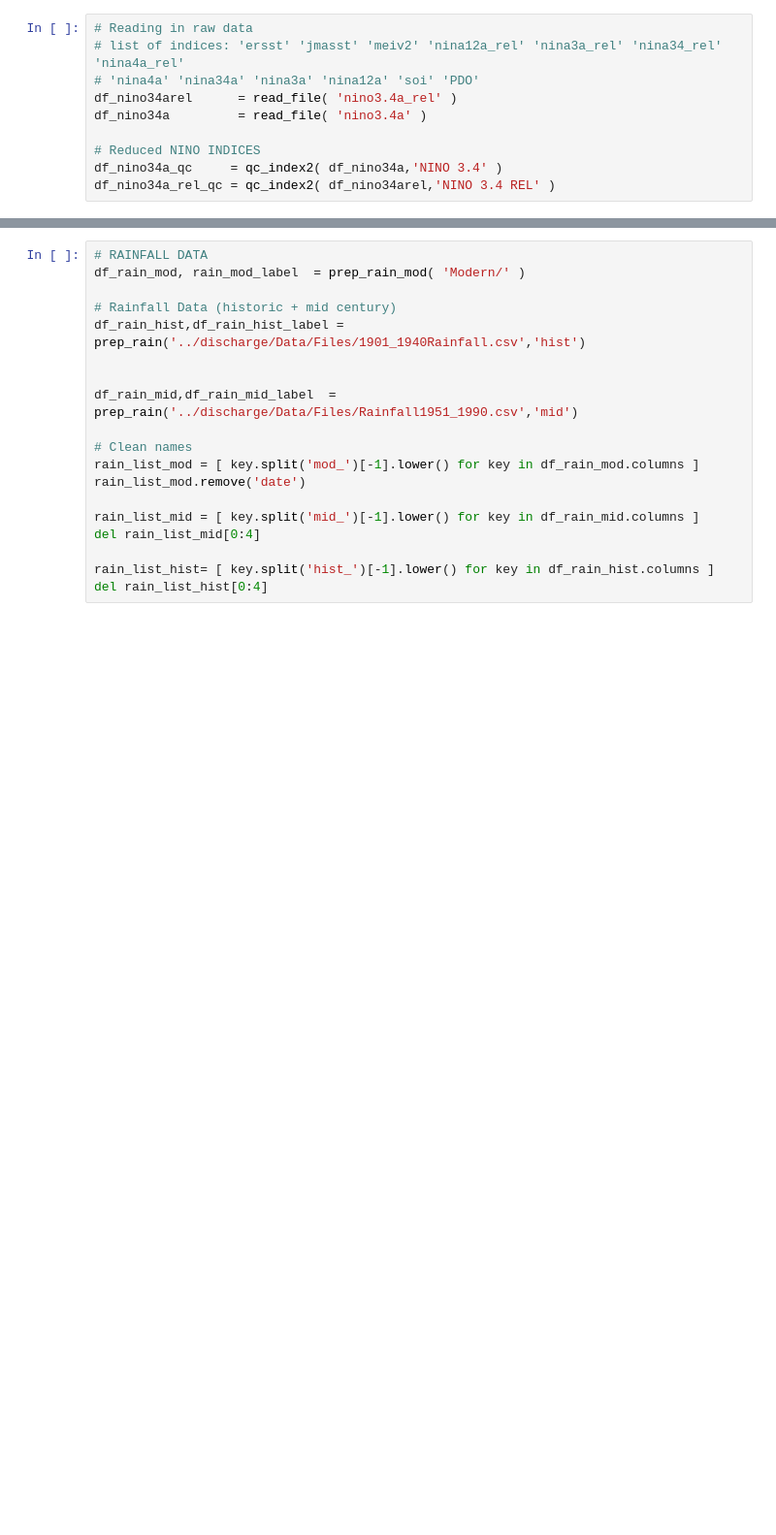
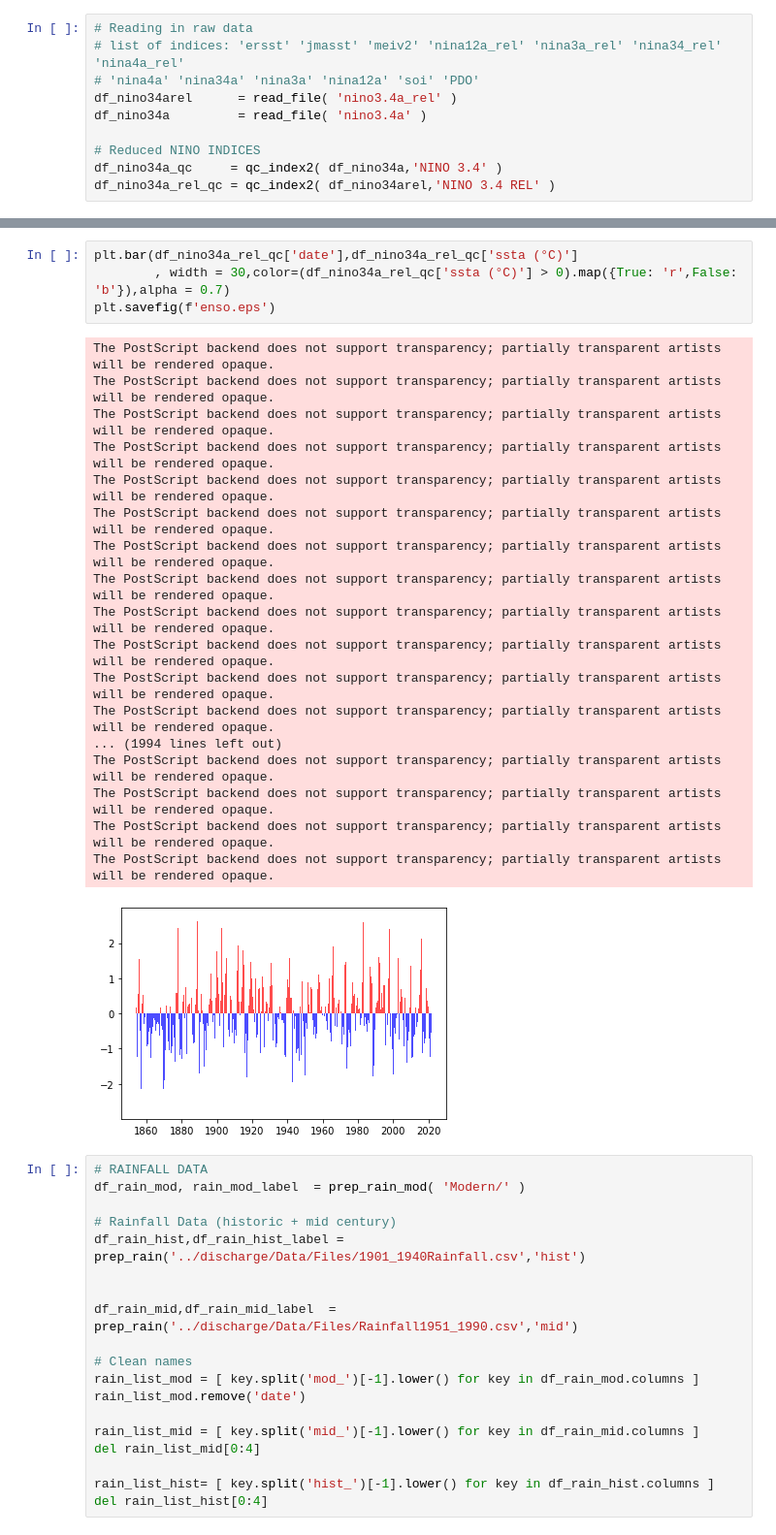
Before and after one commit to nsekhon91/discharge, a Jupyter notebook: ENSO.ipynb, the cells around one changed output, grey strips where cells are left out. Shown: that part at 97% size. Saved outputs shown, nothing was run; the diff lists cells and outputs as text; blank space fills up the shorter version.

```diff
--- a/ENSO.ipynb
+++ b/ENSO.ipynb
@@ -501,3 +510,26 @@ df_nino34a_rel_qc = qc_index2( df_nino34arel,'NINO 3.4 REL' )
+# %%
+plt.bar(df_nino34a_rel_qc['date'],df_nino34a_rel_qc['ssta (°C)']
+        , width = 30,color=(df_nino34a_rel_qc['ssta (°C)'] > 0).map({True: 'r',False: 'b'}),alpha = 0.7)
+plt.savefig(f'enso.eps')
+# %% [output]
+The PostScript backend does not support transparency; partially transparent artists will be rendered opaque.
+The PostScript backend does not support transparency; partially transparent artists will be rendered opaque.
+The PostScript backend does not support transparency; partially transparent artists will be rendered opaque.
+The PostScript backend does not support transparency; partially transparent artists will be rendered opaque.
+The PostScript backend does not support transparency; partially transparent artists will be rendered opaque.
+The PostScript backend does not support transparency; partially transparent artists will be rendered opaque.
+The PostScript backend does not support transparency; partially transparent artists will be rendered opaque.
+The PostScript backend does not support transparency; partially transparent artists will be rendered opaque.
+The PostScript backend does not support transparency; partially transparent artists will be rendered opaque.
+The PostScript backend does not support transparency; partially transparent artists will be rendered opaque.
+The PostScript backend does not support transparency; partially transparent artists will be rendered opaque.
+The PostScript backend does not support transparency; partially transparent artists will be rendered opaque.
+... (1994 lines left out)
+The PostScript backend does not support transparency; partially transparent artists will be rendered opaque.
+The PostScript backend does not support transparency; partially transparent artists will be rendered opaque.
+The PostScript backend does not support transparency; partially transparent artists will be rendered opaque.
+The PostScript backend does not support transparency; partially transparent artists will be rendered opaque.
+[figure, added]
 # %%
 # RAINFALL DATA
 df_rain_mod, rain_mod_label  = prep_rain_mod( 'Modern/' )
```
Also changed, not shown: parts of 5 cells of this notebook.
